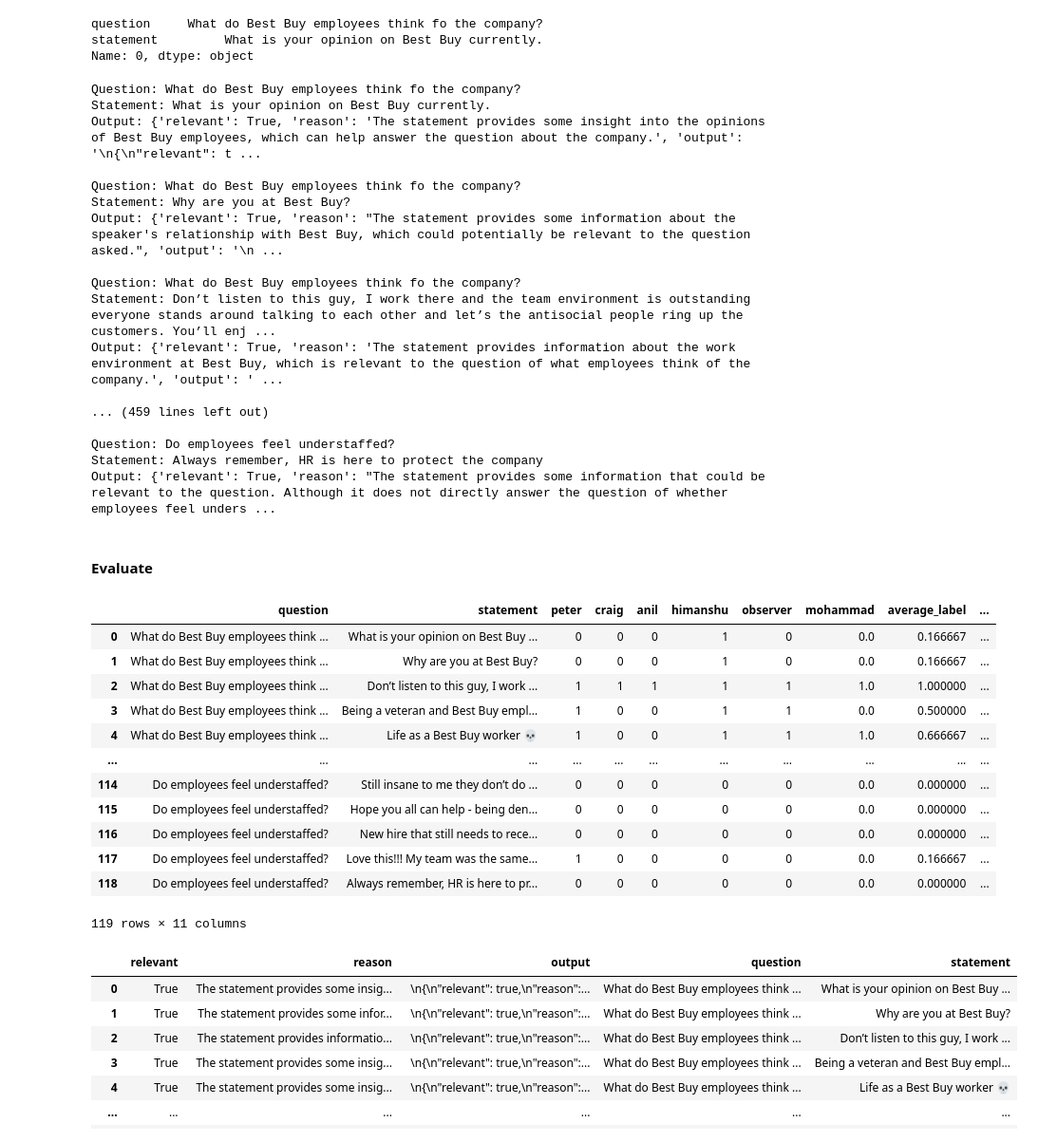
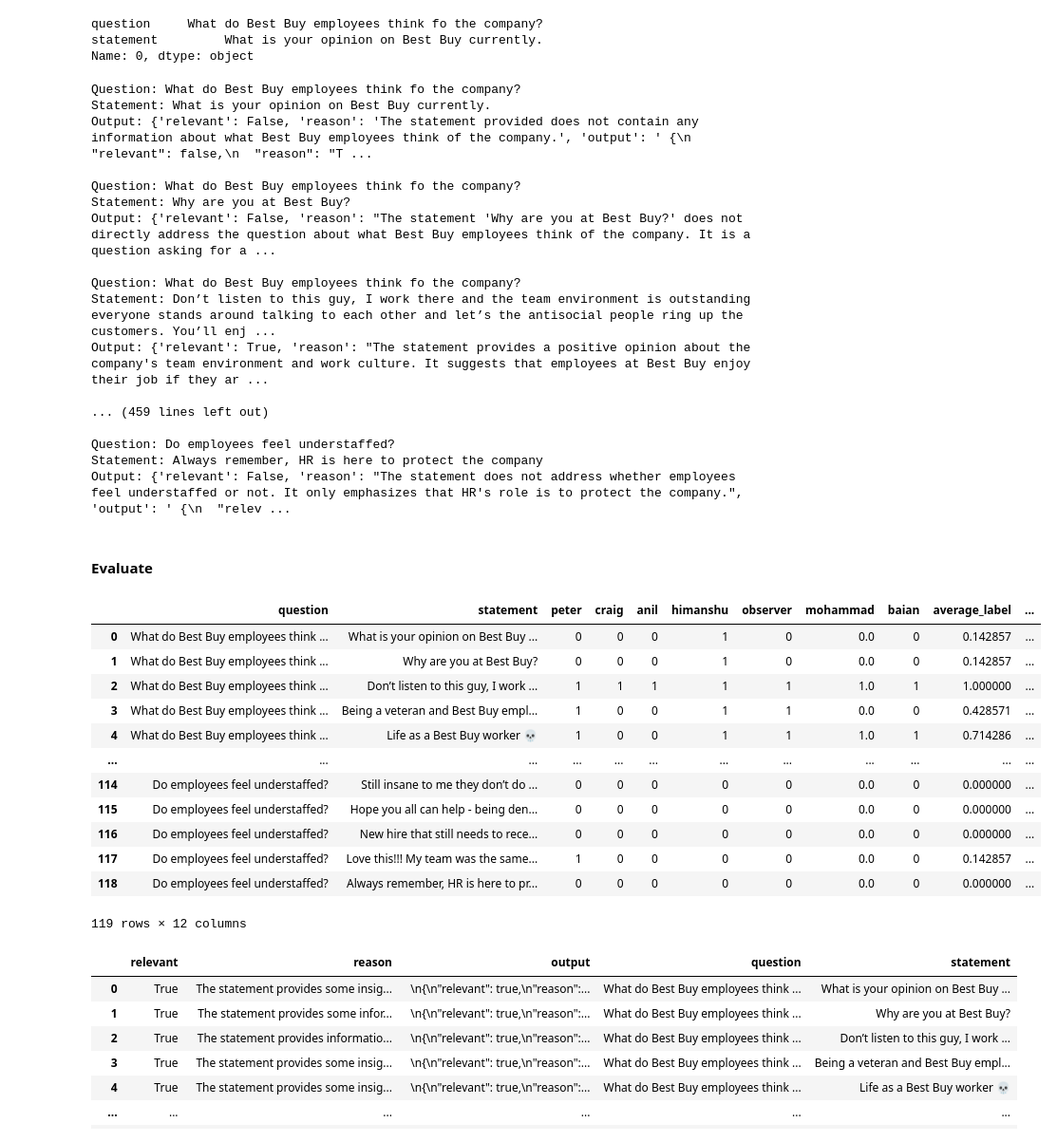
Before and after one commit to peter-mm-williams/aware-nlp, a Jupyter notebook: notebooks/PeterNotebooks/ollama-evaluator.ipynb, the cells around one changed output. Shown at 95% size. Saved outputs shown, nothing was run; the diff lists cells and outputs as text; code cells hidden in the pictures.

Commit message:
Adding llm labelling with dolphin-mixtral model

```diff
--- a/notebooks/PeterNotebooks/ollama-evaluator.ipynb
+++ b/notebooks/PeterNotebooks/ollama-evaluator.ipynb
@@ -3,7 +3,8 @@
 # %%
 from langchain_community.llms import Ollama
 
-llm = Ollama(model="llama2", temperature=0.01)
+#llm = Ollama(model="llama2:13b", temperature=0.01)
+llm = Ollama(model = 'dolphin-mixtral', temperature = 0.01)
 # %%
 print(llm.invoke('Tell me a joke'))
 # %% [output]
@@ -268,6 +311,0 @@ What do Best Buy employees think fo the company? What is your opinion on Best Bu
-# %%
-evaluator = Evaluator(llm)
-out = evaluator.evaluate_one(question, statement)
-print(f'question: {question}')
-print(f'statement: {statement}')
-print(out)
@@ -359,60 +473,61 @@ for i, row in samples_df.iterrows():
     print(f'\nQuestion: {question}')
     print(f'Statement: {statement}')
     print(f'Output: {out}')
-    pd.DataFrame(sample_data).to_csv('../../data/best_buy/labelled_samples.csv', index=False)
+    pd.DataFrame(sample_data).to_csv('../../data/best_buy/labelled_samples_dolphin.csv', index=False)
 # %% [output]
 Question: What do Best Buy employees think fo the company?
 Statement: What is your opinion on Best Buy currently.
-Output: {'relevant': True, 'reason': 'The statement provides some insight into the opinions of Best Buy employees, which can help answer the question about the company.', 'output': '\n{\n"relevant": t ...
+Output: {'relevant': False, 'reason': 'The statement provided does not contain any information about what Best Buy employees think of the company.', 'output': ' {\n  "relevant": false,\n  "reason": "T ...
 
 Question: What do Best Buy employees think fo the company?
 Statement: Why are you at Best Buy?
-Output: {'relevant': True, 'reason': "The statement provides some information about the speaker's relationship with Best Buy, which could potentially be relevant to the question asked.", 'output': '\n ...
+Output: {'relevant': False, 'reason': "The statement 'Why are you at Best Buy?' does not directly address the question about what Best Buy employees think of the company. It is a question asking for a ...
 
 Question: What do Best Buy employees think fo the company?
 Statement: Don’t listen to this guy, I work there and the team environment is outstanding everyone stands around talking to each other and let’s the antisocial people ring up the customers. You’ll enj ...
-Output: {'relevant': True, 'reason': 'The statement provides information about the work environment at Best Buy, which is relevant to the question of what employees think of the company.', 'output': ' ...
+Output: {'relevant': True, 'reason': "The statement provides a positive opinion about the company's team environment and work culture. It suggests that employees at Best Buy enjoy their job if they ar ...
 
 ... (459 lines left out)
 
 Question: Do employees feel understaffed?
 Statement: Always remember, HR is here to protect the company
-Output: {'relevant': True, 'reason': "The statement provides some information that could be relevant to the question. Although it does not directly answer the question of whether employees feel unders ...
+Output: {'relevant': False, 'reason': "The statement does not address whether employees feel understaffed or not. It only emphasizes that HR's role is to protect the company.", 'output': ' {\n  "relev ...
 # %% [markdown]
 #### Evaluate
 # %%
 import pandas as pd
 published_urls = {
     'peter': 'https://docs.google.com/spreadsheets/d/e/2PACX-1vSpSp39dL7fapMm2wZD_AQriiXFB81j1M7UyZJPuGtsE1p0fpiWKX-cyYDy10SceVJol1kc-CrCe-ZZ/pub?gid=1213933157&single=true&output=csv',
     'craig': 'https://docs.google.com/spreadsheets/d/e/2PACX-1vRdU37NHc1rufQXqgFj8x3yVFLNHwsLuDXHN_-LHduZWQEc4uq0T7q8mleVBVclZPmdcV36EdX9xIIY/pub?output=csv',
     'anil': 'https://docs.google.com/spreadsheets/d/e/2PACX-1vQSq5DnR6MoQ-W6L0fuliZfeql5SRrjeCtgf0cOwZRnltTM7NMiYv-8Lxsj169iqNSs-p5lXzt_1tW1/pub?output=csv',
     'himanshu': 'https://docs.google.com/spreadsheets/d/e/2PACX-1vQnpgHyoYuuzdD-CVcFWosqJ7EGUITAhE7XW-X1-mzAfsbhqg_nItuP9vt9OOUq1ACXhFaZfzsiaagP/pub?output=csv',
     'mohammad': 'https://docs.google.com/spreadsheets/d/e/2PACX-1vSLne6nuIwlLUy_c9pMRuE27dnD68YKY6wftO-0CYN_7WnP7iqUX2VWY5qC4fuSyNK9JVDZOTp16WhD/pub?output=csv',
+    'baian': 'https://docs.google.com/spreadsheets/d/e/2PACX-1vTeDJ8M07sVMHCBhAXk3lHe3V-ZTL-G5CF3yPdST9Fc8Vp9yhAqw-KSjkBNkqnlsKmQTkxrWSFzOqG5/pub?output=csv'
 }
 labellers = list(published_urls.keys()) + ['observer']
 labelled_sample_dfs = [pd.read_csv(url) for url in published_urls.values()]
 df = labelled_sample_dfs[0]
 for i in range(1, len(labelled_sample_dfs)):
     df = df.merge(labelled_sample_dfs[i], how='outer', on=['question', 'statement'])
 df.rename(columns = {name: name.lower() for name in df.columns}, inplace=True)
 df['average_label'] = df[labellers].mean(axis=1)
 df['label_sum'] = df[labellers].sum(axis=1)
 df['consensus'] = (df['label_sum']>=2).astype(int)
 df
 # %% [output]
-|  | question | statement | peter | craig | anil | himanshu | observer | mohammad | average_label | ... |
-| 0 | What do Best Buy employees think ... | What is your opinion on Best Buy ... | 0 | 0 | 0 | 1 | 0 | 0.0 | 0.166667 | ... |
-| 1 | What do Best Buy employees think ... | Why are you at Best Buy? | 0 | 0 | 0 | 1 | 0 | 0.0 | 0.166667 | ... |
-| 2 | What do Best Buy employees think ... | Don’t listen to this guy, I work ... | 1 | 1 | 1 | 1 | 1 | 1.0 | 1.000000 | ... |
-| 3 | What do Best Buy employees think ... | Being a veteran and Best Buy empl... | 1 | 0 | 0 | 1 | 1 | 0.0 | 0.500000 | ... |
-| 4 | What do Best Buy employees think ... | Life as a Best Buy worker 💀 | 1 | 0 | 0 | 1 | 1 | 1.0 | 0.666667 | ... |
-| ... | ... | ... | ... | ... | ... | ... | ... | ... | ... | ... |
-| 114 | Do employees feel understaffed? | Still insane to me they don’t do ... | 0 | 0 | 0 | 0 | 0 | 0.0 | 0.000000 | ... |
-| 115 | Do employees feel understaffed? | Hope you all can help - being den... | 0 | 0 | 0 | 0 | 0 | 0.0 | 0.000000 | ... |
-| 116 | Do employees feel understaffed? | New hire that still needs to rece... | 0 | 0 | 0 | 0 | 0 | 0.0 | 0.000000 | ... |
-| 117 | Do employees feel understaffed? | Love this!!! My team was the same... | 1 | 0 | 0 | 0 | 0 | 0.0 | 0.166667 | ... |
-| 118 | Do employees feel understaffed? | Always remember, HR is here to pr... | 0 | 0 | 0 | 0 | 0 | 0.0 | 0.000000 | ... |
+|  | question | statement | peter | craig | anil | himanshu | observer | mohammad | baian | average_label | ... |
+| 0 | What do Best Buy employees think ... | What is your opinion on Best Buy ... | 0 | 0 | 0 | 1 | 0 | 0.0 | 0 | 0.142857 | ... |
+| 1 | What do Best Buy employees think ... | Why are you at Best Buy? | 0 | 0 | 0 | 1 | 0 | 0.0 | 0 | 0.142857 | ... |
+| 2 | What do Best Buy employees think ... | Don’t listen to this guy, I work ... | 1 | 1 | 1 | 1 | 1 | 1.0 | 1 | 1.000000 | ... |
+| 3 | What do Best Buy employees think ... | Being a veteran and Best Buy empl... | 1 | 0 | 0 | 1 | 1 | 0.0 | 0 | 0.428571 | ... |
+| 4 | What do Best Buy employees think ... | Life as a Best Buy worker 💀 | 1 | 0 | 0 | 1 | 1 | 1.0 | 1 | 0.714286 | ... |
+| ... | ... | ... | ... | ... | ... | ... | ... | ... | ... | ... | ... |
+| 114 | Do employees feel understaffed? | Still insane to me they don’t do ... | 0 | 0 | 0 | 0 | 0 | 0.0 | 0 | 0.000000 | ... |
+| 115 | Do employees feel understaffed? | Hope you all can help - being den... | 0 | 0 | 0 | 0 | 0 | 0.0 | 0 | 0.000000 | ... |
+| 116 | Do employees feel understaffed? | New hire that still needs to rece... | 0 | 0 | 0 | 0 | 0 | 0.0 | 0 | 0.000000 | ... |
+| 117 | Do employees feel understaffed? | Love this!!! My team was the same... | 1 | 0 | 0 | 0 | 0 | 0.0 | 0 | 0.142857 | ... |
+| 118 | Do employees feel understaffed? | Always remember, HR is here to pr... | 0 | 0 | 0 | 0 | 0 | 0.0 | 0 | 0.000000 | ... |
-119 rows × 11 columns
+119 rows × 12 columns
 # %%
 llm_labelled = pd.read_csv('../../data/best_buy/labelled_samples.csv')
 llm_labelled
```
Also changed, not shown: parts of 20 cells of this notebook, 2 other files.
